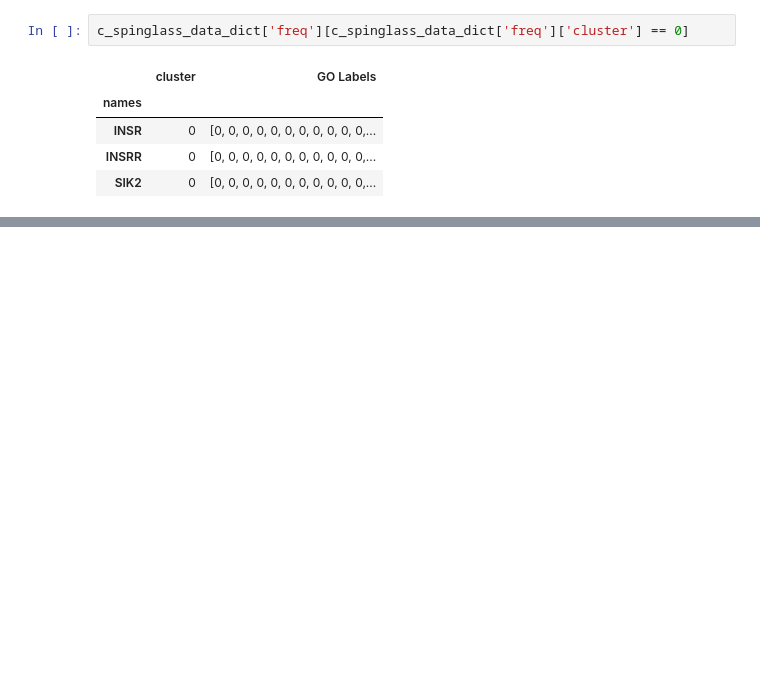
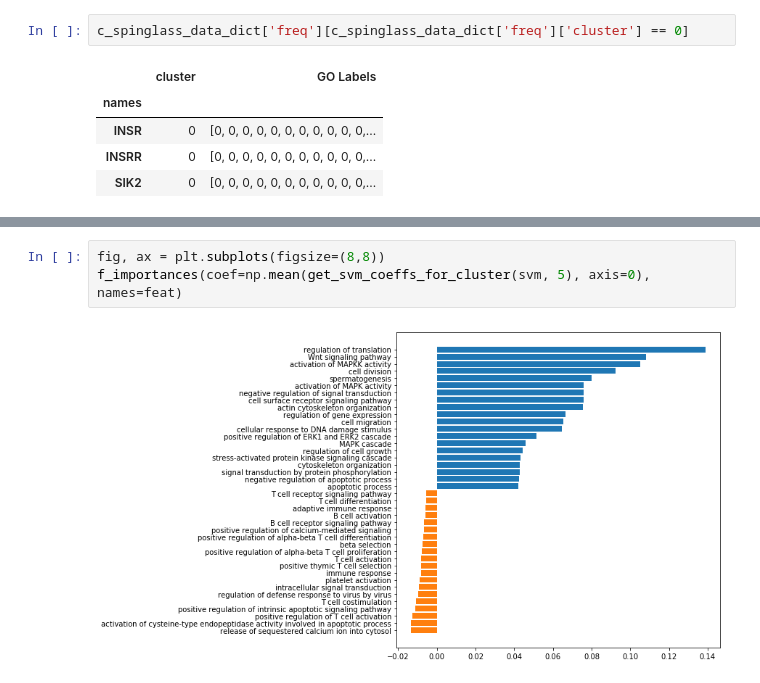
Before and after one commit to gomezlab/kinotypeClusteringAndRegression, a Jupyter notebook: goData/go_metrics_comparison_with_processes.ipynb, the cells around one changed output, grey strips where cells are left out. Drawn from its saved outputs; the diff is of its cells as text; blank space fills up the shorter version.

```diff
--- a/goData/go_metrics_comparison_with_processes.ipynb
+++ b/goData/go_metrics_comparison_with_processes.ipynb
@@ -243,0 +332,5 @@ f_importances(coef=np.mean(get_svm_coeffs_for_cluster(svm, 56), axis=0), names=f
+# %%
+fig, ax = plt.subplots(figsize=(8,8))
+f_importances(coef=np.mean(get_svm_coeffs_for_cluster(svm, 5), axis=0), names=feat)
+# %% [output]
+[figure, added]
```
Also changed, not shown: parts of 31 cells of this notebook, 2 other files.
